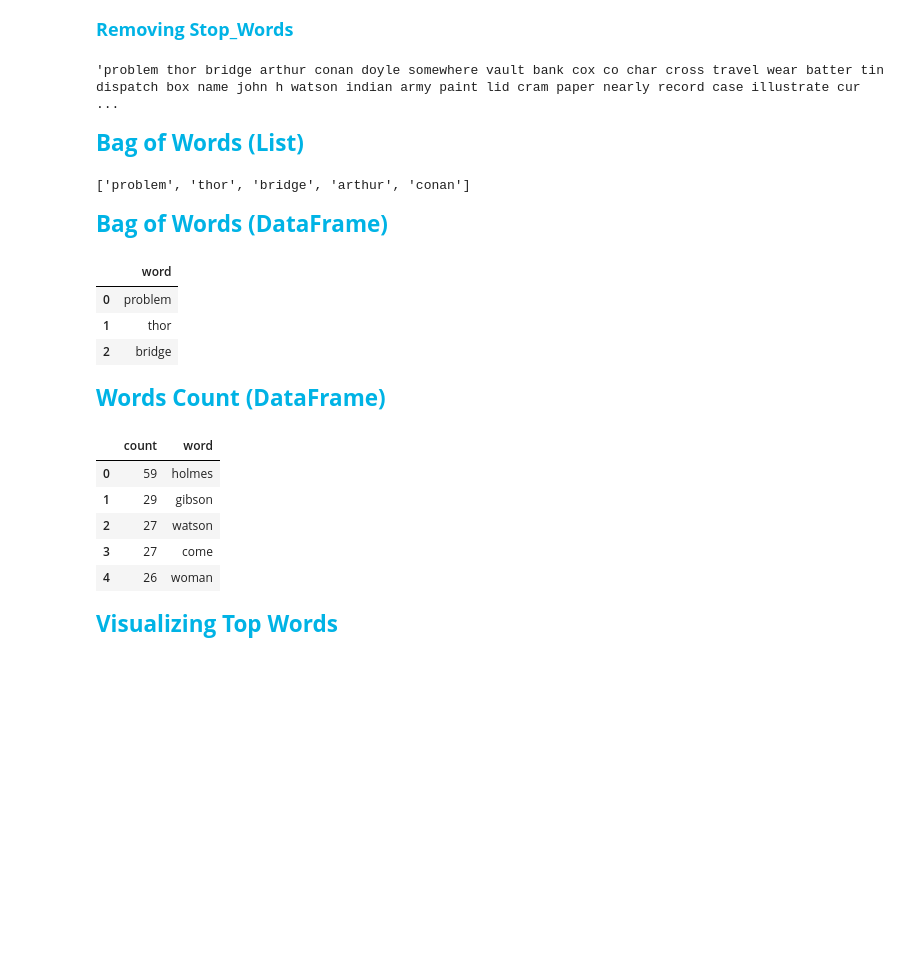
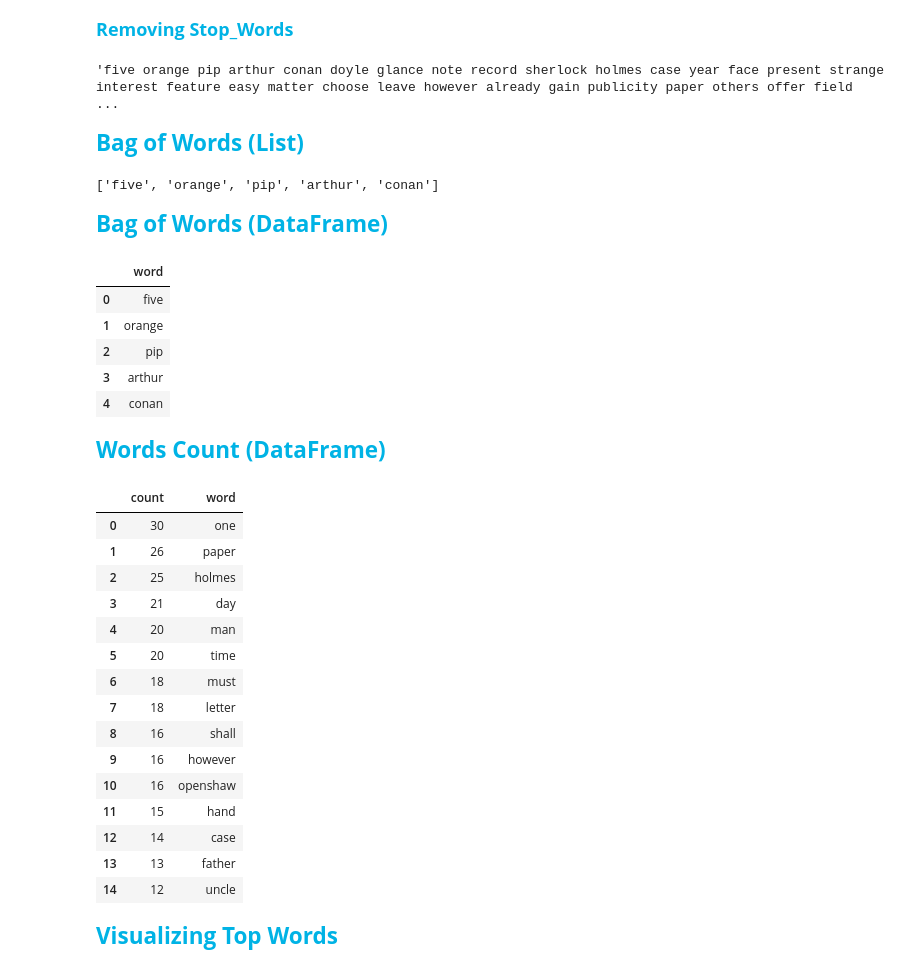
Before and after one commit to seyed7seyed/NLP, a Jupyter notebook: Text_Summarizer.ipynb, the cells around one changed output. Drawn from its saved outputs; the diff is of its cells as text; code cells hidden in the pictures; blank space fills up the shorter version.

```diff
--- a/Text_Summarizer.ipynb
+++ b/Text_Summarizer.ipynb
@@ -56,8 +56,8 @@ from nltk.stem             import WordNetLemmatizer
 #####
 <span style="font-family:Arial; font-weight:Bold; font-size:1.8em; color:deeppink;"> loading dataset
 # %%
-with open('Story_3.txt', 'r') as file:
-    text = file.read().strip().replace('\n',' ').replace(';','.')
+with open('Story_2.txt', 'r') as file:
+    text = file.read().strip().replace('\n',' ').replace(';','.').replace('-',' ')
 
 Clean_Text = ''
 for word in word_tokenize(text):
@@ -102,11 +102,12 @@ data['text'] = data['text'].apply(into_lower)
 # %%
 # Setting English StopWords
 stop_words = set( stopwords.words('english') )
-new_words  = [ 'some','one','like' ,'br', 'could','would','get','make','really','see',
+new_words  = [ 'some','like' ,'br', 'could','would','get','make','really','see',
                'well','much','good','great','first','last','people','also','bad','worst' ,'may','thing',
-               'make','go','think','know','watch','look','many','said','say','mr','new','take','told','back'
-               'mr', 'mrs', 'upon', 'sir', 'yes', 'no', 'u', 's', 'k', 'n', 'next', 'half', 'quarter', 'third', 'late',
-               'ago', 'before', 'after', 'behind', 'back', 'front', 'oh', 'yet', 'indeed', 'due'
+               'make','go','think','know','watch','look','many','said','say','mr','new','take','told','back',
+               'upon', 'yes', 'no', 'u', 's', 'k', 'n', 'next', 'half', 'quarter', 'third',
+               'late', 'ago', 'before', 'after', 'behind', 'back', 'front', 'oh', 'yet', 'indeed', 'due',
+               'give', 'find', 'come', 'seem', 'whether', 'if'
              ]
 stop_words = stop_words.union(new_words)
 # %% [markdown]
@@ -169,7 +170,7 @@ pass
 data['text'] = data['text'].apply( remove_stop_words )
 data['text'][0][:300]
 # %% [output]
-'problem thor bridge arthur conan doyle somewhere vault bank cox co char cross travel wear batter tin dispatch box name john h watson indian army paint lid cram paper nearly record case illustrate cur ...
+'five orange pip arthur conan doyle glance note record sherlock holmes case year face present strange interest feature easy matter choose leave however already gain publicity paper others offer field  ...
 # %% [markdown]
 <span style="font-family:Arial; font-weight:Bold; font-size:1.5em; color:#00b3e5;"> Bag of Words (List)
 # %%
@@ -184,31 +185,43 @@ def bag_of_words_maker(df,ft):
 bag_of_words = bag_of_words_maker( data, 'text' )
 bag_of_words[:5]
 # %% [output]
-['problem', 'thor', 'bridge', 'arthur', 'conan']
+['five', 'orange', 'pip', 'arthur', 'conan']
 # %% [markdown]
 <span style="font-family:Arial; font-weight:Bold; font-size:1.5em; color:#00b3e5;"> Bag of Words (DataFrame)
 # %%
 bag_of_words = pd.DataFrame( bag_of_words, columns=['word'] )
-bag_of_words.head(3)
+bag_of_words.head(5)
 # %% [output]
 |  | word |
-| 0 | problem |
-| 1 | thor |
-| 2 | bridge |
+| 0 | five |
+| 1 | orange |
+| 2 | pip |
+| 3 | arthur |
+| 4 | conan |
 # %% [markdown]
 <span style="font-family:Arial; font-weight:Bold; font-size:1.5em; color:#00b3e5;"> Words Count (DataFrame)
 # %%
 words_count         = pd.DataFrame( bag_of_words[ 'word' ].value_counts() )
 words_count['word'] = words_count.index
 words_count.index   = range( words_count.shape[0] )
-words_count.head(5)
+words_count.head(15)
 # %% [output]
 |  | count | word |
-| 0 | 59 | holmes |
-| 1 | 29 | gibson |
-| 2 | 27 | watson |
-| 3 | 27 | come |
-| 4 | 26 | woman |
+| 0 | 30 | one |
+| 1 | 26 | paper |
+| 2 | 25 | holmes |
+| 3 | 21 | day |
+| 4 | 20 | man |
+| 5 | 20 | time |
+| 6 | 18 | must |
+| 7 | 18 | letter |
+| 8 | 16 | shall |
+| 9 | 16 | however |
+| 10 | 16 | openshaw |
+| 11 | 15 | hand |
+| 12 | 14 | case |
+| 13 | 13 | father |
+| 14 | 12 | uncle |
 # %% [markdown]
 <span style="font-family:Arial; font-weight:Bold; font-size:1.5em; color:#00b3e5;"> Visualizing Top Words
 # %%
```
Also changed, not shown: parts of 17 cells of this notebook.
